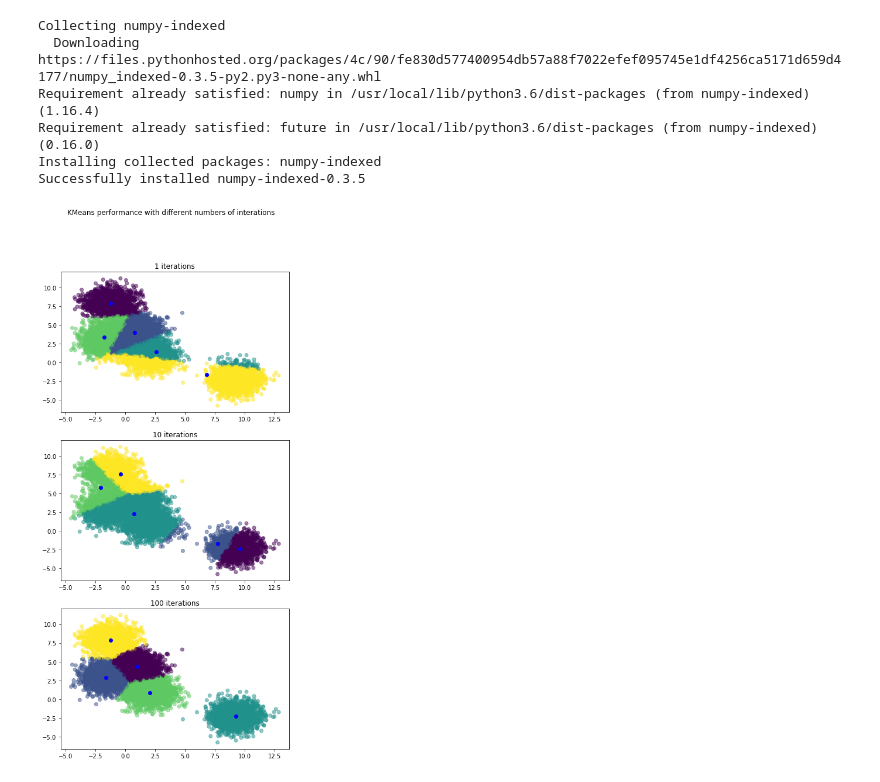
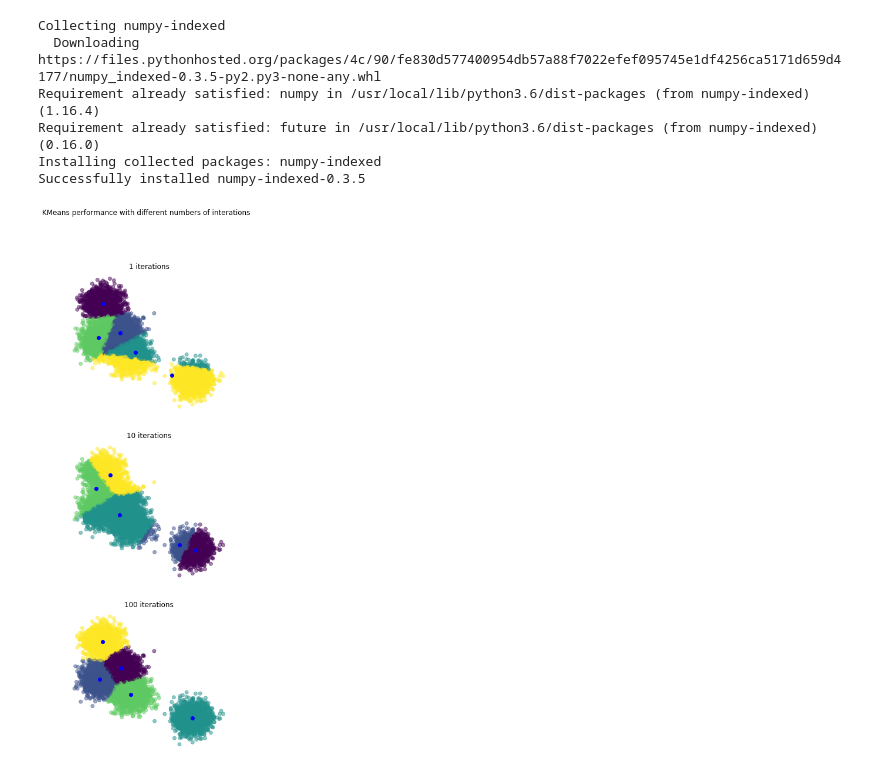
Before and after one commit to liorya/DataScience, a Jupyter notebook: MyKMeans.ipynb, the cells around one changed output. Cells and saved outputs as stored; diff of their text form; code cells hidden in the pictures.

```diff
--- a/MyKMeans.ipynb
+++ b/MyKMeans.ipynb
@@ -33,20 +33,21 @@ class MyKMeans:
     self.pred_ = y
     return self
 # %%
-np.random.seed(0)
-k, n_samples = 5, 10000
-X, _ = make_blobs(n_samples=n_samples, centers=k, n_features=2, random_state=0)
+rnd_state, k, n_samples = 0, 5, 10000
+np.random.seed(rnd_state)
+X, _ = make_blobs(n_samples=n_samples, centers=k, n_features=2, random_state=rnd_state)
 
-fig, axs = plt.subplots(3, figsize=(7, 15))
+fig, axes = plt.subplots(3, figsize=(5, 15))
 fig.suptitle('KMeans performance with different numbers of interations')
 
-for i, n_iter in enumerate([1, 10, 100]):
+for i, n_iter in enumerate(10 ** np.arange(3)):
   model = MyKMeans(k, n_iter).fit(X)
   y_pred = model.pred_
   centers = model.cluster_centers_
 
-  axs[i].set_title(f'{n_iter} iterations')
-  axs[i].scatter(X[:, 0], X[:, 1], c=y_pred, alpha=0.5);
-  axs[i].scatter(centers[:, 0], centers[:, 1], c='b', label='centroids');
+  axes[i].set_title(f'{n_iter} iterations')
+  axes[i].scatter(X[:, 0], X[:, 1], c=y_pred, alpha=0.5);
+  axes[i].scatter(centers[:, 0], centers[:, 1], c='b');
+  axes[i].axis('off')
 # %% [output]
-[figure, old version]
+[figure, new version]
```
